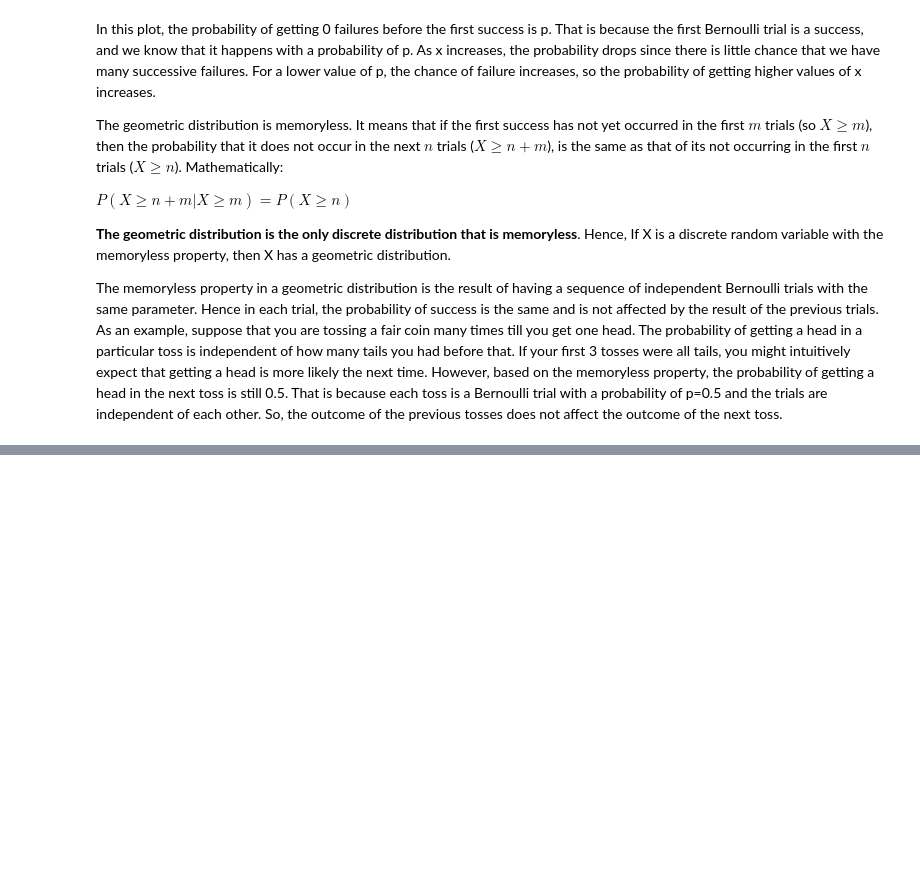
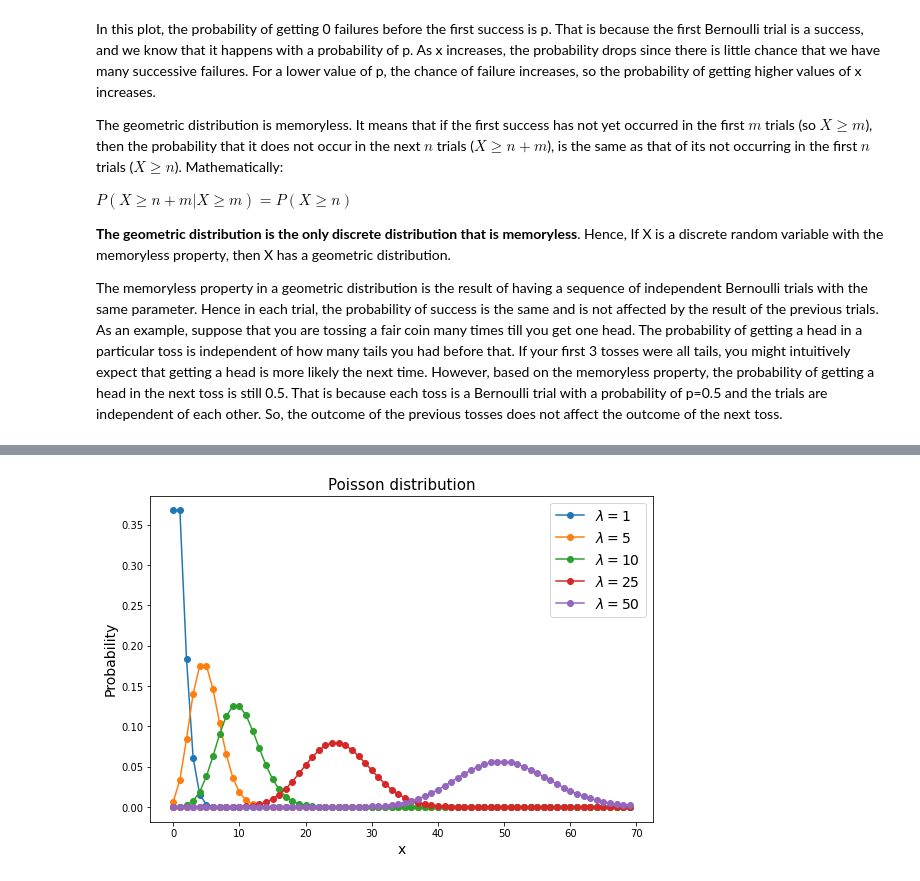
Before and after one commit to JedrzejSarna/statistics, a Jupyter notebook: Distributions.ipynb, the cells around one changed output, grey strips where cells are left out. Saved outputs shown, nothing was run; the diff lists cells and outputs as text; code cells hidden in the pictures; blank space fills up the shorter version.

```diff
--- a/Distributions.ipynb
+++ b/Distributions.ipynb
@@ -282,0 +303,16 @@ The memoryless property in a geometric distribution is the result of having a se
+# %%
+from scipy.stats import poisson
+lambda_list = [1, 5, 10, 25, 50]
+x = np.arange(0, 70)
+plt.figure(figsize=(9, 6))
+for lam in lambda_list:
+    poisson_dist = poisson.pmf(x, lam)
+    plt.plot(x, poisson_dist, marker = 'o',
+             label = r"$\lambda=$" + str(lam))
+plt.xlabel('x', fontsize=14)
+plt.ylabel('Probability', fontsize=14)
+plt.title("Poisson distribution", fontsize= 15)
+plt.legend(loc='best', fontsize= 14)
+plt.show()
+# %% [output]
+[figure, added]
```
Also changed, not shown: parts of 12 cells of this notebook.
